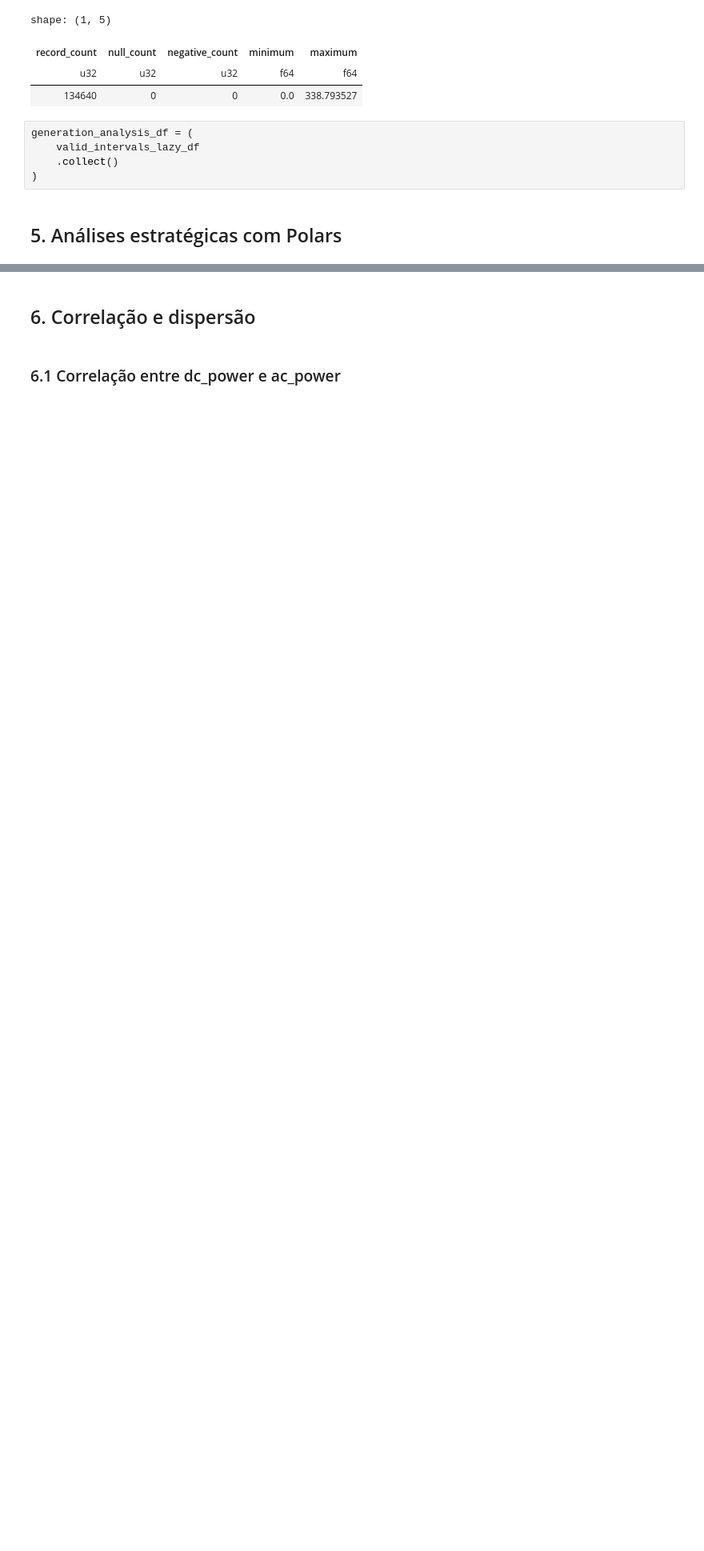
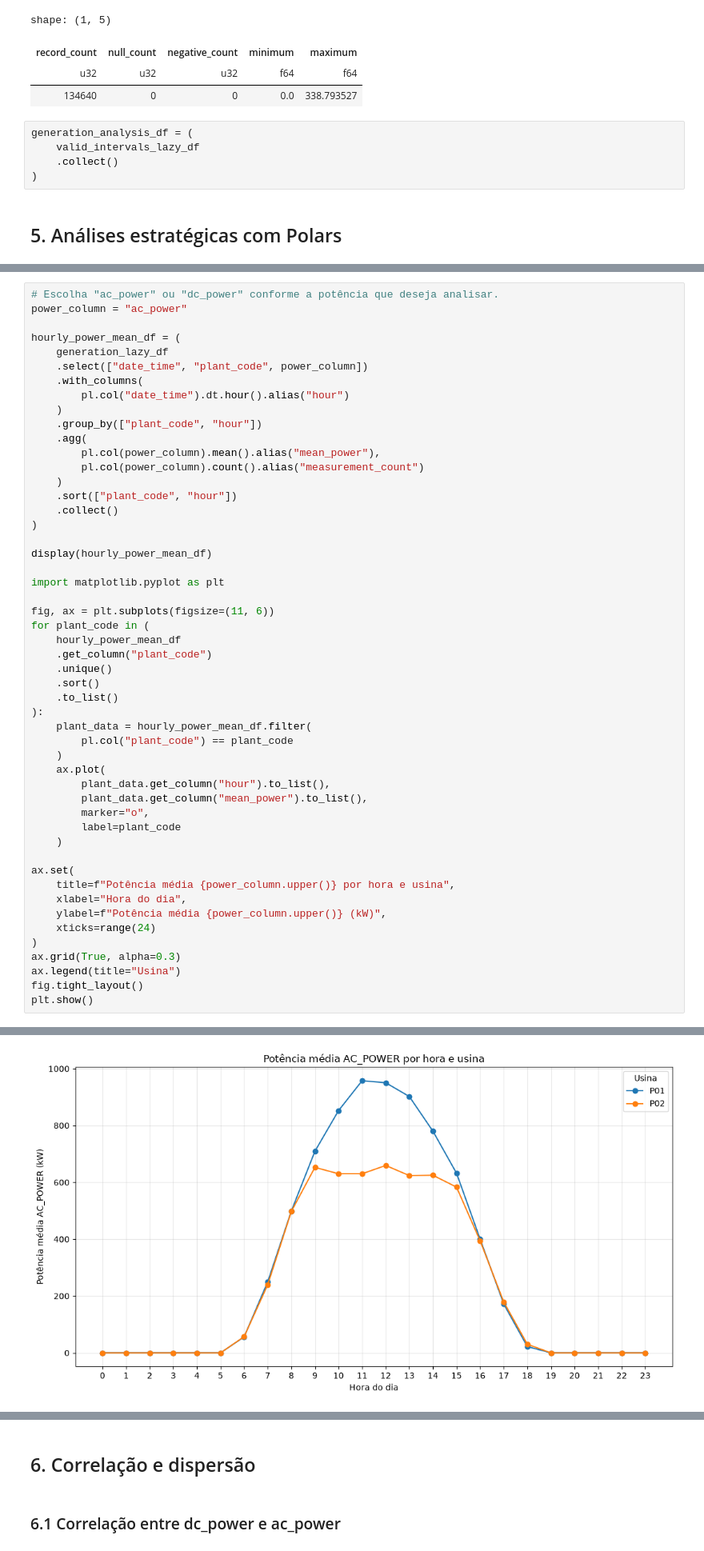
Before and after one commit to PhellipeLisboa/AnaliseEnergiaSolar, a Jupyter notebook: notebooks/03_analise_com_polars.ipynb, the cells around one changed output, grey strips where cells are left out. Shown at 80% size. Saved outputs shown, nothing was run; the diff lists cells and outputs as text; blank space fills up the shorter version.

```diff
--- a/notebooks/03_analise_com_polars.ipynb
+++ b/notebooks/03_analise_com_polars.ipynb
@@ -321,0 +323,52 @@ generation_analysis_df = (
+# %%
+# Escolha "ac_power" ou "dc_power" conforme a potência que deseja analisar.
+power_column = "ac_power"
+
+hourly_power_mean_df = (
+    generation_lazy_df
+    .select(["date_time", "plant_code", power_column])
+    .with_columns(
+        pl.col("date_time").dt.hour().alias("hour")
+    )
+    .group_by(["plant_code", "hour"])
+    .agg(
+        pl.col(power_column).mean().alias("mean_power"),
+        pl.col(power_column).count().alias("measurement_count")
+    )
+    .sort(["plant_code", "hour"])
+    .collect()
+)
+
+display(hourly_power_mean_df)
+
+import matplotlib.pyplot as plt
+
+fig, ax = plt.subplots(figsize=(11, 6))
+for plant_code in (
+    hourly_power_mean_df
+    .get_column("plant_code")
+    .unique()
+    .sort()
+    .to_list()
+):
+    plant_data = hourly_power_mean_df.filter(
+        pl.col("plant_code") == plant_code
+    )
+    ax.plot(
+        plant_data.get_column("hour").to_list(),
+        plant_data.get_column("mean_power").to_list(),
+        marker="o",
+        label=plant_code
+    )
+
+ax.set(
+    title=f"Potência média {power_column.upper()} por hora e usina",
+    xlabel="Hora do dia",
+    ylabel=f"Potência média {power_column.upper()} (kW)",
+    xticks=range(24)
+)
+ax.grid(True, alpha=0.3)
+ax.legend(title="Usina")
+fig.tight_layout()
+plt.show()
+# %% [output]
@@ -322,2 +389,3 @@ generation_analysis_df = (
+[figure, added]
 # %% [markdown]
 ### 5.2 Energia estimada por usina
```
Also changed, not shown: parts of 8 cells of this notebook.
